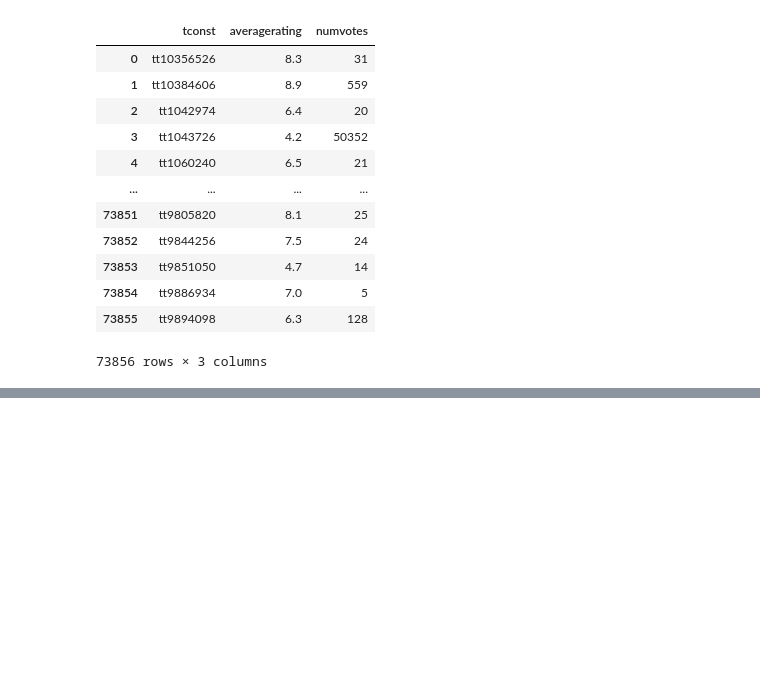
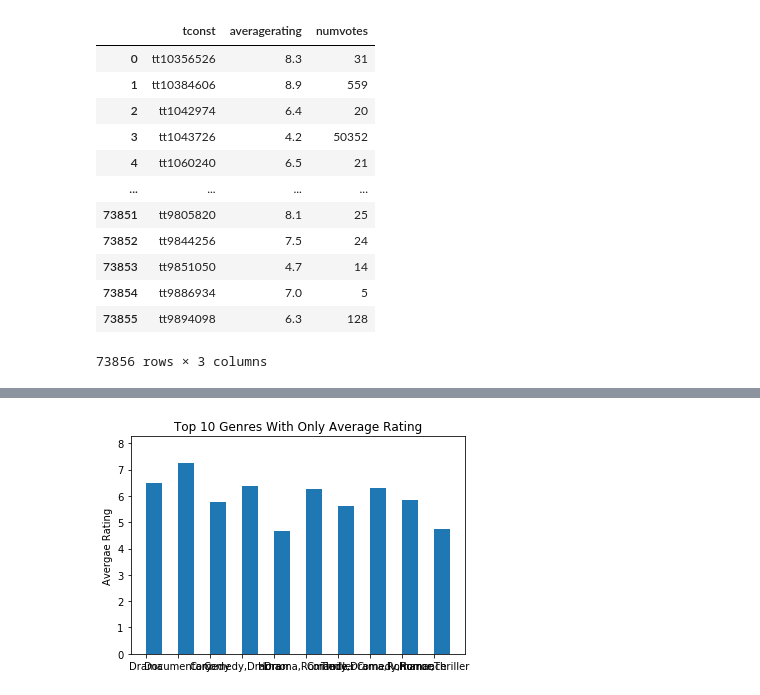
Before and after one commit to aligodspeed/dsc-phase-1-project-campus, a Jupyter notebook: alipro1.ipynb, the cells around one changed output, grey strips where cells are left out. Cells and saved outputs as stored; diff of their text form; code cells hidden in the pictures; blank space fills up the shorter version.

```diff
--- a/alipro1.ipynb
+++ b/alipro1.ipynb
@@ -50,0 +584,13 @@ pd.read_csv('zippedData/imdb.title.ratings.csv.gz')
+# %%
+d = average_rate_only
+X = np.arange(len(d))
+plt.bar(X, d.values(), align='edge', width=0.5)
+plt.xticks(X, d.keys())
+ymax = max(d.values()) + 1
+plt.ylim(0, ymax)
+plt.title('Top 10 Genres With Only Average Rating')
+plt.ylabel('Avergae Rating' )
+#plt.savefig("~/Desktop/myplot.png", dpi=150)
+plt.show()
+# %% [output]
+[figure, added]
```
Also changed, not shown: parts of 114 cells of this notebook.
